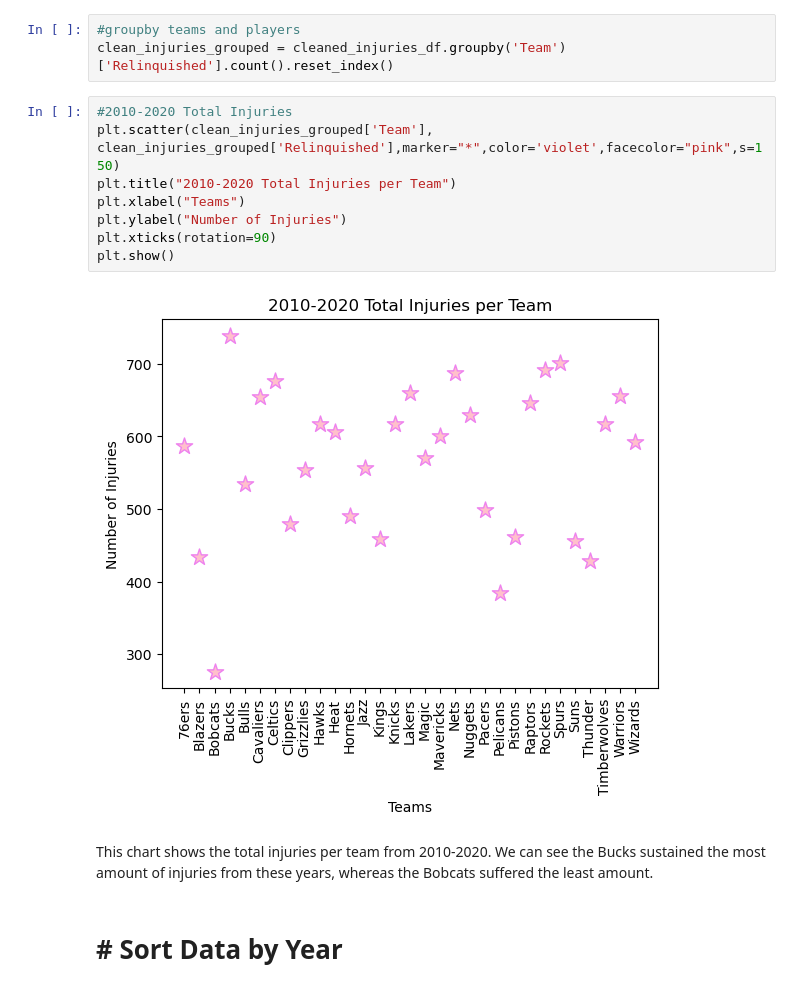
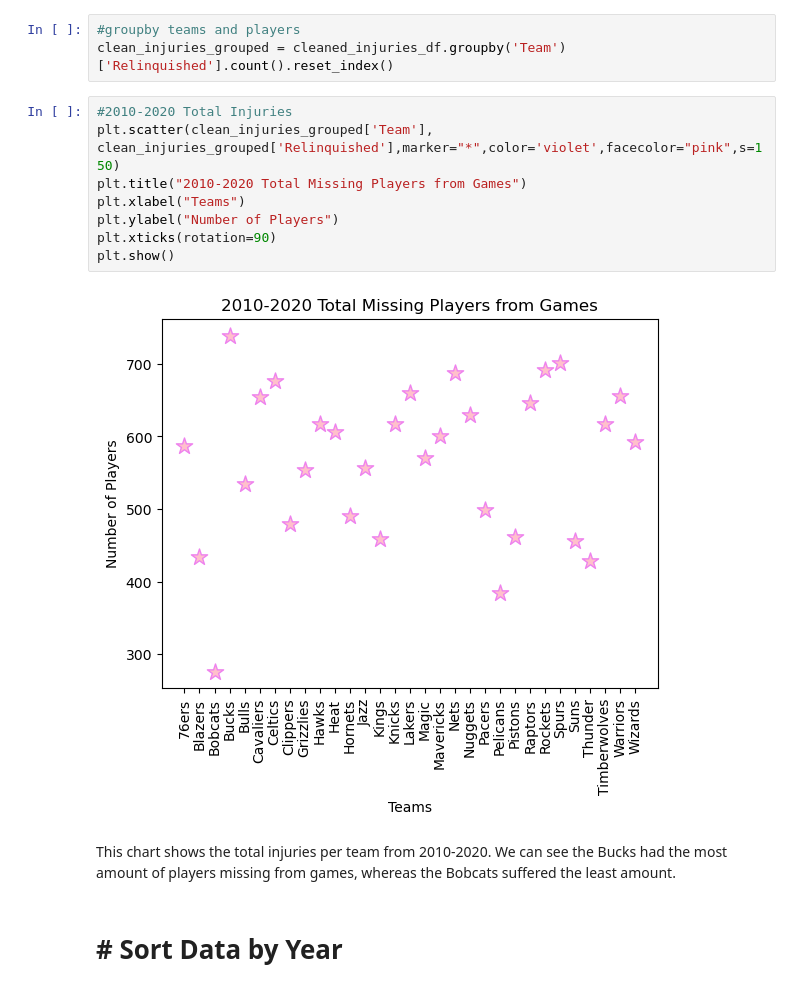
Before and after one commit to paulhji/team_gaap_project1, a Jupyter notebook: NBA Injuries.ipynb, the cells around one changed output. Cells and saved outputs as stored; diff of their text form.

```diff
--- a/NBA Injuries.ipynb
+++ b/NBA Injuries.ipynb
@@ -234,15 +234,15 @@ clean_injuries_grouped = cleaned_injuries_df.groupby('Team')['Relinquished'].cou
 # %%
 #2010-2020 Total Injuries
 plt.scatter(clean_injuries_grouped['Team'], clean_injuries_grouped['Relinquished'],marker="*",color='violet',facecolor="pink",s=150)
-plt.title("2010-2020 Total Injuries per Team")
+plt.title("2010-2020 Total Missing Players from Games")
 plt.xlabel("Teams")
-plt.ylabel("Number of Injuries")
+plt.ylabel("Number of Players")
 plt.xticks(rotation=90)
 plt.show()
 # %% [output]
-[figure, old version]
+[figure, new version]
 # %% [markdown]
-This chart shows the total injuries per team from 2010-2020. We can see the Bucks sustained the most amount of injuries from these years, whereas the Bobcats suffered the least amount.
+This chart shows the total injuries per team from 2010-2020. We can see the Bucks had the most amount of players missing from games, whereas the Bobcats suffered the least amount.
 # %% [markdown]
 # # Sort Data by Year
 # %%
```
Also changed, not shown: parts of 6 cells of this notebook, 2 other files.
